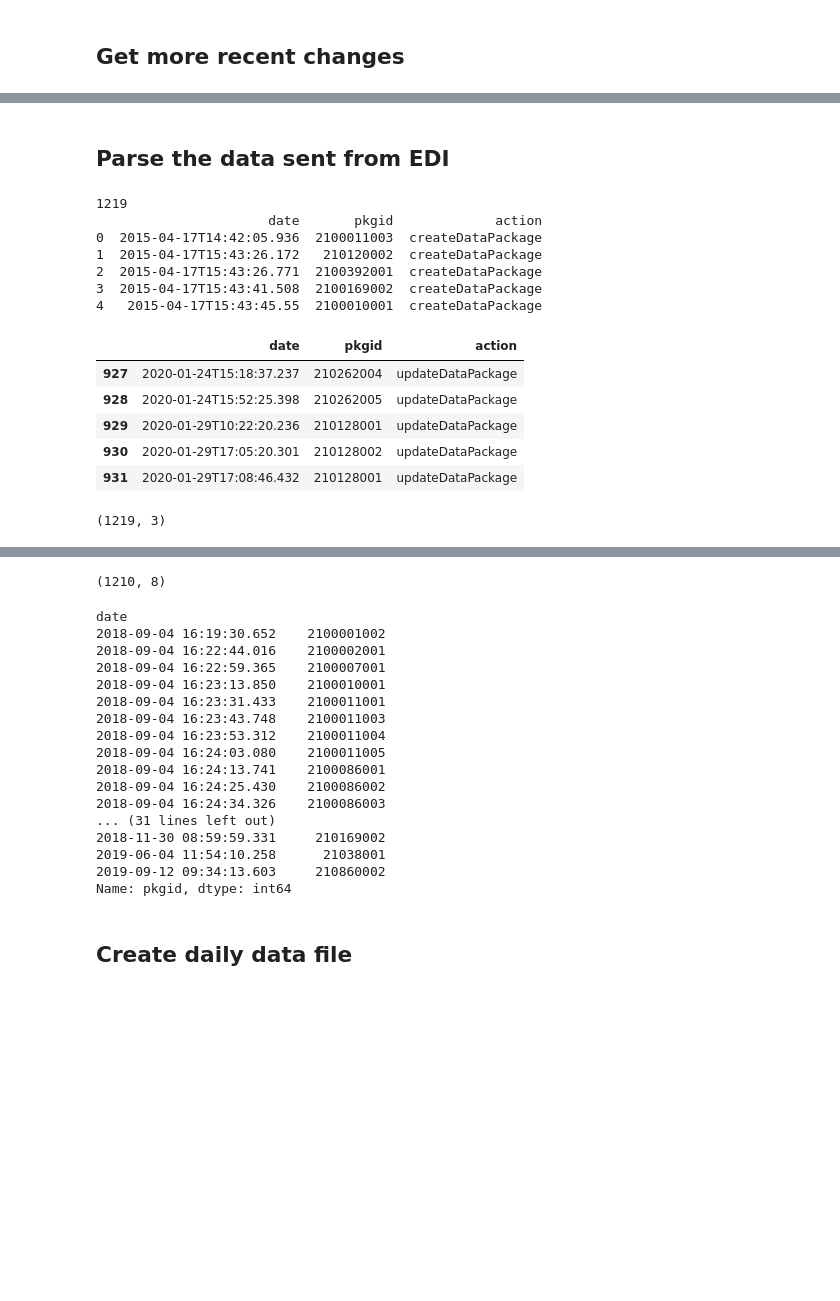
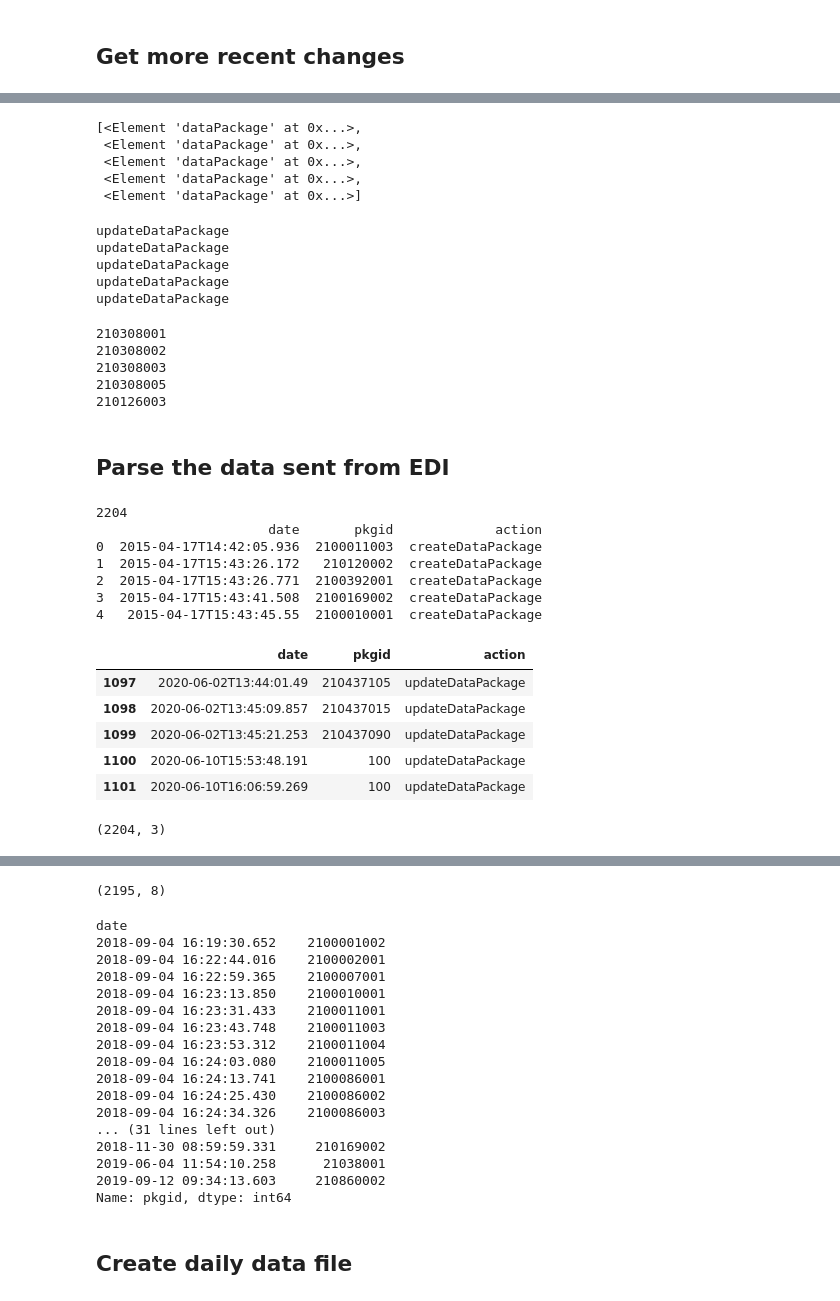
Before and after one commit to jornada-im/diagnostics, a Jupyter notebook: JRN-EDI-diagnostics.ipynb, the cells around one changed output, grey strips where cells are left out. Drawn from its saved outputs; the diff is of its cells as text; code cells hidden in the pictures; blank space fills up the shorter version.

```diff
--- a/JRN-EDI-diagnostics.ipynb
+++ b/JRN-EDI-diagnostics.ipynb
@@ -49,7 +65,7 @@ with open('knb-lter-jrn_20150417-20181231.xml', 'w') as f:
 #curl -i -X GET "https://pasta.lternet.edu/package/changes/eml?fromDate=2017-02-01T12:00:00&toDate=2020-01-28&scope=knb-lter-jrn"
 # This is the "List recent changes" call  https://pastaplus-core.readthedocs.io/en/latest/doc_tree/pasta_api/data_package_manager_api.html#list-recent-changes
 params = (
-    ('fromDate', '2019-01-01'),
+    ('fromDate', '2020-01-01'),
     #('toDate', '2019-01-01'),
     ('scope', 'knb-lter-jrn'))#,
 #    ('environment', 'production'))
@@ -64,8 +80,11 @@ response.text[0:300] # now parse this with
 # Parse the xml into an "ElementTree" object called root
 import xml.etree.ElementTree as ET
 
-tree_old = ET.parse('knb-lter-jrn_20150417-20181231.xml')
-root_old = tree_old.getroot()
+tree_1 = ET.parse('knb-lter-jrn_20150417-20181231.xml')
+root_1 = tree_1.getroot()
+
+tree_2 = ET.parse('knb-lter-jrn_20190101-20191231.xml')
+root_2 = tree_2.getroot()
 
 root = ET.fromstring(response.text)
 # %%
@@ -100,5 +137,11 @@ print(ET.tostring(root[33], encoding='utf8').decode('utf8'))
 # %%
 root[0:5]
+# %% [output]
+[<Element 'dataPackage' at 0x...>,
+ <Element 'dataPackage' at 0x...>,
+ <Element 'dataPackage' at 0x...>,
+ <Element 'dataPackage' at 0x...>,
+ <Element 'dataPackage' at 0x...>]
 # %%
 # You can iterate by tag (may depend on nesting)
 # first 5 "serviceMethods"
@@ -106,51 +149,69 @@ i=0
 for sm in root.iter('serviceMethod'):
     if i < 5: print(sm.text)
     i=i+1
+# %% [output]
+updateDataPackage
+updateDataPackage
+updateDataPackage
+updateDataPackage
+updateDataPackage
 # %%
 # First 5 package IDs
 i=0
 for ID in root.iter('identifier'):
     if i < 5: print(ID.text)
     i=i+1
+# %% [output]
+210308001
+210308002
+210308003
+210308005
+210126003
 # %% [markdown]
 ## Parse the data sent from EDI
 # %%
 # Create a dataframe from the entire record in root
-df_old = pd.DataFrame({'date':[date.text for date in root_old.iter('date')],
-                   'pkgid':[int(ID.text) for ID in root_old.iter('identifier')],
-                   'action':[sm.text for sm in root_old.iter('serviceMethod')]}
+df_1 = pd.DataFrame({'date':[date.text for date in root_1.iter('date')],
+                   'pkgid':[int(ID.text) for ID in root_1.iter('identifier')],
+                   'action':[sm.text for sm in root_1.iter('serviceMethod')]}
                    )
+df_2 = pd.DataFrame({'date':[date.text for date in root_2.iter('date')],
+                   'pkgid':[int(ID.text) for ID in root_2.iter('identifier')],
+                   'action':[sm.text for sm in root_2.iter('serviceMethod')]}
+                   )
+
+df_old = pd.concat([df_1, df_2])
 
 # Create a dataframe from the entire record in root
 df = pd.DataFrame({'date':[date.text for date in root.iter('date')],
                    'pkgid':[int(ID.text) for ID in root.iter('identifier')],
                    'action':[sm.text for sm in root.iter('serviceMethod')]}
                    )
 df = pd.concat([df_old,df])
 
 print(len(df))
 
 print(df.head())
 
 df.tail()
 # %% [output]
-1219
+2204
                       date       pkgid             action
 0  2015-04-17T14:42:05.936  2100011003  createDataPackage
 1  2015-04-17T15:43:26.172   210120002  createDataPackage
 2  2015-04-17T15:43:26.771  2100392001  createDataPackage
 3  2015-04-17T15:43:41.508  2100169002  createDataPackage
 4   2015-04-17T15:43:45.55  2100010001  createDataPackage
 |  | date | pkgid | action |
-| 927 | 2020-01-24T15:18:37.237 | 210262004 | updateDataPackage |
-| 928 | 2020-01-24T15:52:25.398 | 210262005 | updateDataPackage |
-| 929 | 2020-01-29T10:22:20.236 | 210128001 | updateDataPackage |
-| 930 | 2020-01-29T17:05:20.301 | 210128002 | updateDataPackage |
-| 931 | 2020-01-29T17:08:46.432 | 210128001 | updateDataPackage |
+| 1097 | 2020-06-02T13:44:01.49 | 210437105 | updateDataPackage |
+| 1098 | 2020-06-02T13:45:09.857 | 210437015 | updateDataPackage |
+| 1099 | 2020-06-02T13:45:21.253 | 210437090 | updateDataPackage |
+| 1100 | 2020-06-10T15:53:48.191 | 100 | updateDataPackage |
+| 1101 | 2020-06-10T16:06:59.269 | 100 | updateDataPackage |
 # %%
 df.shape
 # %% [output]
-(1219, 3)
+(2204, 3)
 # %%
 # Make the index the date
 df.index = pd.to_datetime(df['date'])#, format='%Y-%b-%dT%H:%M:%S.%f')
@@ -188,7 +249,7 @@ deleted_pkgs = df.loc[df.action=='deleteDataPackage','pkgid']
 print(df.shape)
 deleted_pkgs
 # %% [output]
-(1210, 8)
+(2195, 8)
 date
 2018-09-04 16:19:30.652    2100001002
 2018-09-04 16:22:44.016    2100002001
```
Also changed, not shown: parts of 23 cells of this notebook.
